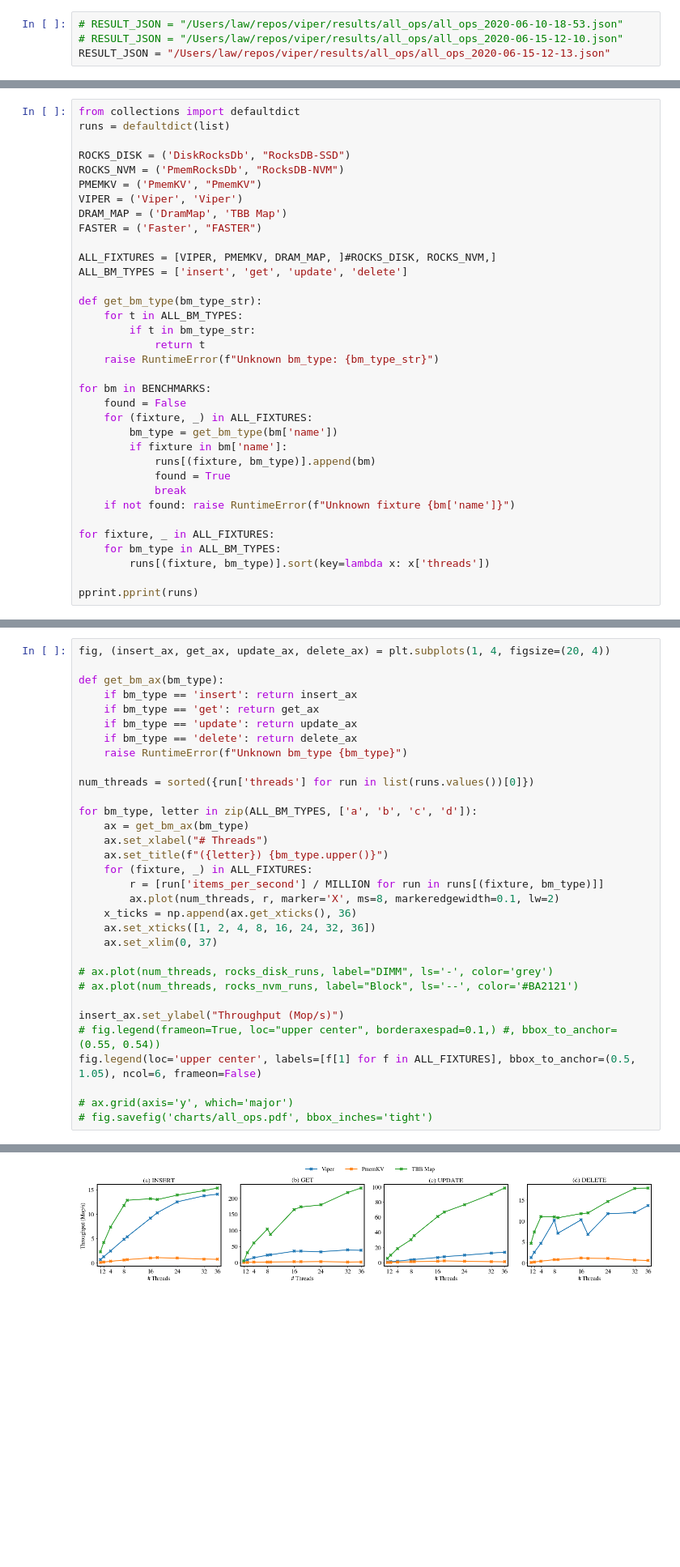
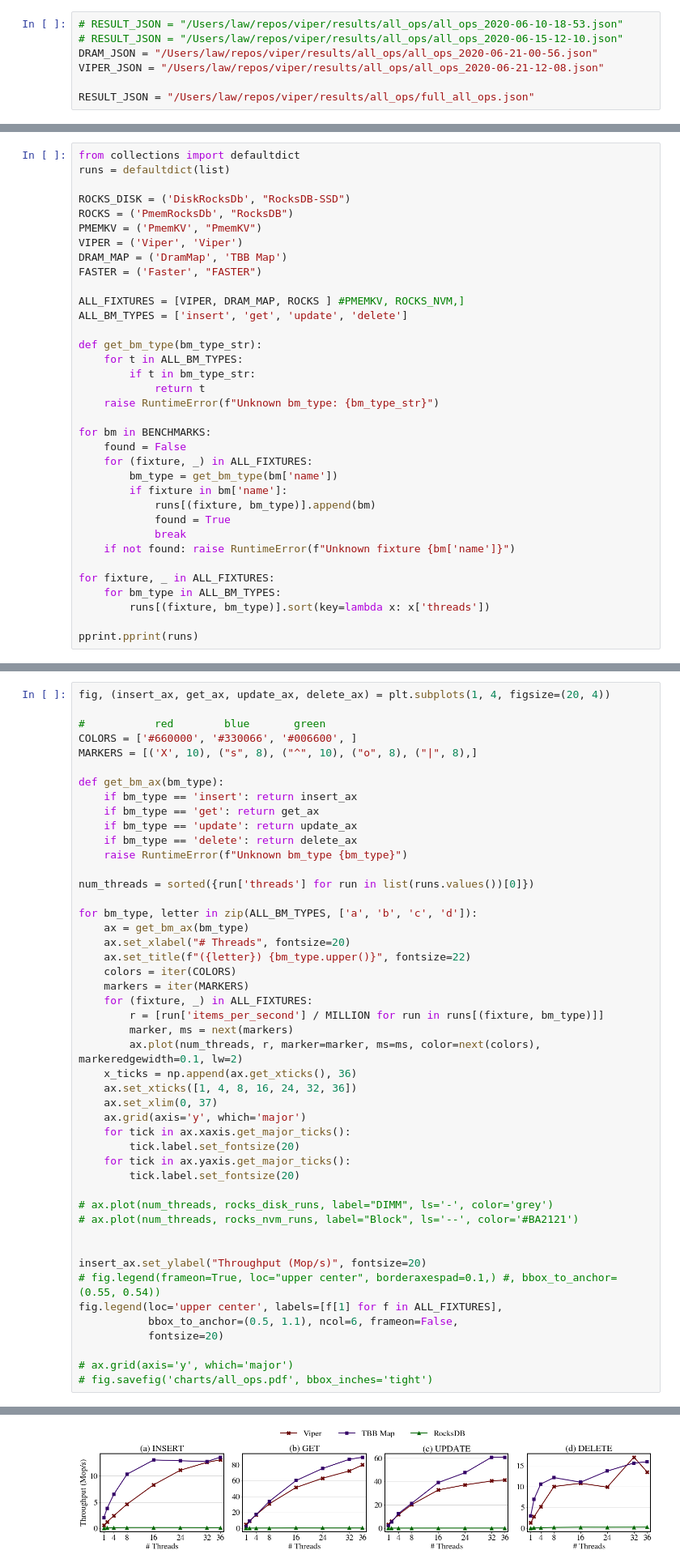
Before and after one commit to hpides/viper, a Jupyter notebook: eval/all_ops.ipynb, the cells around one changed output, grey strips where cells are left out. Shown: that part at 81% size. Saved outputs shown, nothing was run; the diff lists cells and outputs as text; blank space fills up the shorter version.

```diff
--- a/eval/all_ops.ipynb
+++ b/eval/all_ops.ipynb
@@ -3,7 +3,10 @@
 # %%
 # RESULT_JSON = "/Users/law/repos/viper/results/all_ops/all_ops_2020-06-10-18-53.json"
 # RESULT_JSON = "/Users/law/repos/viper/results/all_ops/all_ops_2020-06-15-12-10.json"
-RESULT_JSON = "/Users/law/repos/viper/results/all_ops/all_ops_2020-06-15-12-13.json"
+DRAM_JSON = "/Users/law/repos/viper/results/all_ops/all_ops_2020-06-21-00-56.json"
+VIPER_JSON = "/Users/law/repos/viper/results/all_ops/all_ops_2020-06-21-12-08.json"
+
+RESULT_JSON = "/Users/law/repos/viper/results/all_ops/full_all_ops.json"
 # %%
 import json
 
@@ -16,13 +19,13 @@ from collections import defaultdict
 runs = defaultdict(list)
 
 ROCKS_DISK = ('DiskRocksDb', "RocksDB-SSD")
-ROCKS_NVM = ('PmemRocksDb', "RocksDB-NVM")
+ROCKS = ('PmemRocksDb', "RocksDB")
 PMEMKV = ('PmemKV', "PmemKV")
 VIPER = ('Viper', 'Viper')
 DRAM_MAP = ('DramMap', 'TBB Map')
 FASTER = ('Faster', "FASTER")
 
-ALL_FIXTURES = [VIPER, PMEMKV, DRAM_MAP, ]#ROCKS_DISK, ROCKS_NVM,]
+ALL_FIXTURES = [VIPER, DRAM_MAP, ROCKS ] #PMEMKV, ROCKS_NVM,]
 ALL_BM_TYPES = ['insert', 'get', 'update', 'delete']
 
 def get_bm_type(bm_type_str):
@@ -79,36 +82,51 @@ from matplotlib.ticker import (MultipleLocator, FormatStrFormatter,
 MILLION = 1_000_000
 # %%
 fig, (insert_ax, get_ax, update_ax, delete_ax) = plt.subplots(1, 4, figsize=(20, 4))
+
+#           red        blue       green
+COLORS = ['#660000', '#330066', '#006600', ]
+MARKERS = [('X', 10), ("s", 8), ("^", 10), ("o", 8), ("|", 8),]
 
 def get_bm_ax(bm_type):
     if bm_type == 'insert': return insert_ax
     if bm_type == 'get': return get_ax
     if bm_type == 'update': return update_ax
     if bm_type == 'delete': return delete_ax
     raise RuntimeError(f"Unknown bm_type {bm_type}")
 
 num_threads = sorted({run['threads'] for run in list(runs.values())[0]})
 
 for bm_type, letter in zip(ALL_BM_TYPES, ['a', 'b', 'c', 'd']):
     ax = get_bm_ax(bm_type)
-    ax.set_xlabel("# Threads")
-    ax.set_title(f"({letter}) {bm_type.upper()}")
+    ax.set_xlabel("# Threads", fontsize=20)
+    ax.set_title(f"({letter}) {bm_type.upper()}", fontsize=22)
+    colors = iter(COLORS)
+    markers = iter(MARKERS)
     for (fixture, _) in ALL_FIXTURES:
         r = [run['items_per_second'] / MILLION for run in runs[(fixture, bm_type)]]
-        ax.plot(num_threads, r, marker='X', ms=8, markeredgewidth=0.1, lw=2)
+        marker, ms = next(markers)
+        ax.plot(num_threads, r, marker=marker, ms=ms, color=next(colors), markeredgewidth=0.1, lw=2)
     x_ticks = np.append(ax.get_xticks(), 36)
-    ax.set_xticks([1, 2, 4, 8, 16, 24, 32, 36])
+    ax.set_xticks([1, 4, 8, 16, 24, 32, 36])
     ax.set_xlim(0, 37)
+    ax.grid(axis='y', which='major')
+    for tick in ax.xaxis.get_major_ticks():
+        tick.label.set_fontsize(20)
+    for tick in ax.yaxis.get_major_ticks():
+        tick.label.set_fontsize(20)
 
 # ax.plot(num_threads, rocks_disk_runs, label="DIMM", ls='-', color='grey')
 # ax.plot(num_threads, rocks_nvm_runs, label="Block", ls='--', color='#BA2121')
 
-insert_ax.set_ylabel("Throughput (Mop/s)")
+
+insert_ax.set_ylabel("Throughput (Mop/s)", fontsize=20)
 # fig.legend(frameon=True, loc="upper center", borderaxespad=0.1,) #, bbox_to_anchor=(0.55, 0.54))
-fig.legend(loc='upper center', labels=[f[1] for f in ALL_FIXTURES], bbox_to_anchor=(0.5, 1.05), ncol=6, frameon=False)
+fig.legend(loc='upper center', labels=[f[1] for f in ALL_FIXTURES],
+           bbox_to_anchor=(0.5, 1.1), ncol=6, frameon=False,
+           fontsize=20)
 
 # ax.grid(axis='y', which='major')
 # fig.savefig('charts/all_ops.pdf', bbox_inches='tight')
 # %% [output]
 <matplotlib.legend.Legend at 0x...>
-[figure, old version]
+[figure, new version]
```
Also changed, not shown: parts of 1 cell of this notebook, 11 other files.
